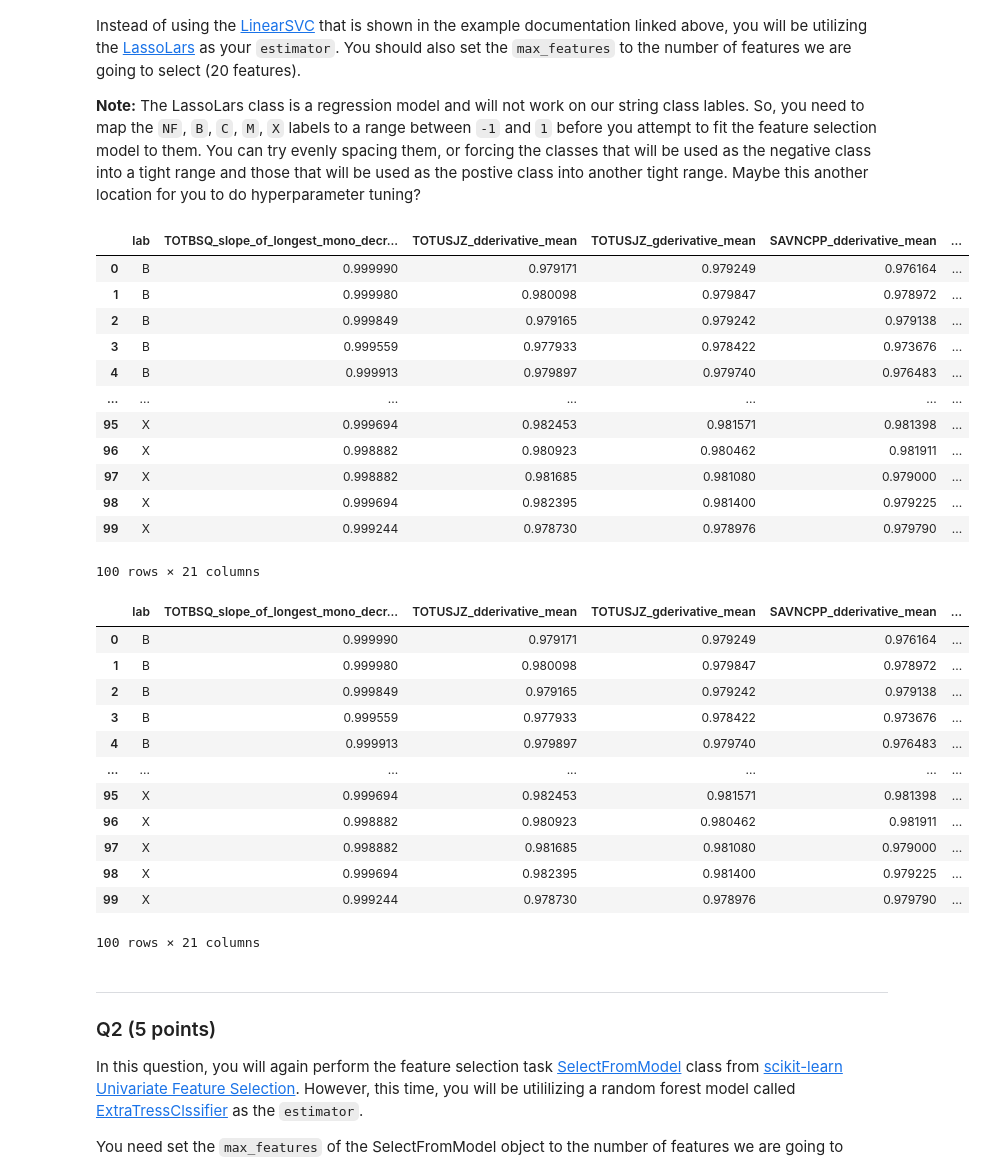
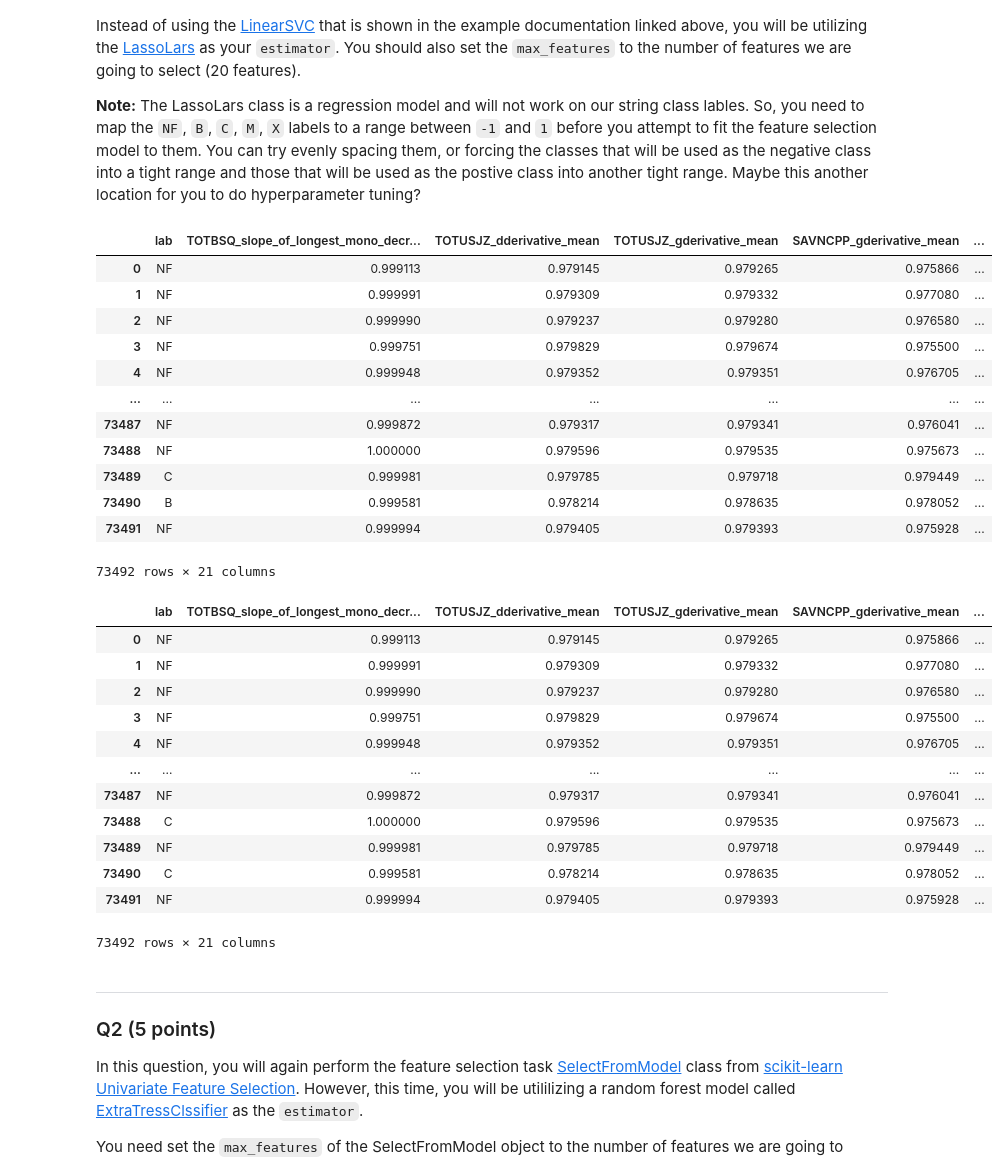
Before and after one commit to preethamcoder/GSU-Code, a Jupyter notebook: CSC4780/Homework 6/HW6_Model_Evaluation_Preetham_Thelluri.ipynb, the cells around one changed output. Saved outputs shown, nothing was run; the diff lists cells and outputs as text; code cells hidden in the pictures.

```diff
--- a/CSC4780/Homework 6/HW6_Model_Evaluation_Preetham_Thelluri.ipynb
+++ b/CSC4780/Homework 6/HW6_Model_Evaluation_Preetham_Thelluri.ipynb
@@ -156,8 +156,8 @@ def dichotomize_X_y(data: pd.DataFrame):
 ### Reading the partitions
 # %%
 data_dir = 'data/FDS'
-data_file = "toy_normalized_partition1ExtractedFeatures.csv"
-data_file2 = "toy_normalized_partition2ExtractedFeatures.csv"
+data_file = "normalized_partition1ExtractedFeatures.csv"
+data_file2 = "normalized_partition2ExtractedFeatures.csv"
 # %%
 abt = pd.read_csv(os.path.join(data_dir, data_file).replace('\\', '/'))
 abt2 = pd.read_csv(os.path.join(data_dir, data_file2).replace('\\', '/'))
@@ -235,47 +235,47 @@ abt2_cpy = abt2.copy()
 # %%
 #----------------------------------------------
 lasso_labs = abt_cpy['lab'].map({'NF':-1, 'B':-0.5, 'C':0, 'M':0.5, 'X':1})
 lasso_feats = abt_cpy.drop(['lab'], axis=1)
 lasso_df_feats = SelectFromModel(max_features = numFeat, estimator = LassoLars( alpha = 0, eps =1)).fit(lasso_feats, lasso_labs)
 lasso_train = lasso_feats.loc[:, lasso_df_feats.get_support()]
-lasso_train_set = pd.concat([abt['lab'], lasso_train], axis = 1)
+lasso_train_set = pd.concat([abt['lab'], lasso_train], axis = 1, join='inner')
 lasso_train_set
 #----------------------------------------------
 # %% [output]
-|  | lab | TOTBSQ_slope_of_longest_mono_decr... | TOTUSJZ_dderivative_mean | TOTUSJZ_gderivative_mean | SAVNCPP_dderivative_mean | ... |
-| 0 | B | 0.999990 | 0.979171 | 0.979249 | 0.976164 | ... |
-| 1 | B | 0.999980 | 0.980098 | 0.979847 | 0.978972 | ... |
-| 2 | B | 0.999849 | 0.979165 | 0.979242 | 0.979138 | ... |
-| 3 | B | 0.999559 | 0.977933 | 0.978422 | 0.973676 | ... |
-| 4 | B | 0.999913 | 0.979897 | 0.979740 | 0.976483 | ... |
+|  | lab | TOTBSQ_slope_of_longest_mono_decr... | TOTUSJZ_dderivative_mean | TOTUSJZ_gderivative_mean | SAVNCPP_gderivative_mean | ... |
+| 0 | NF | 0.999113 | 0.979145 | 0.979265 | 0.975866 | ... |
+| 1 | NF | 0.999991 | 0.979309 | 0.979332 | 0.977080 | ... |
+| 2 | NF | 0.999990 | 0.979237 | 0.979280 | 0.976580 | ... |
+| 3 | NF | 0.999751 | 0.979829 | 0.979674 | 0.975500 | ... |
+| 4 | NF | 0.999948 | 0.979352 | 0.979351 | 0.976705 | ... |
 | ... | ... | ... | ... | ... | ... | ... |
-| 95 | X | 0.999694 | 0.982453 | 0.981571 | 0.981398 | ... |
-| 96 | X | 0.998882 | 0.980923 | 0.980462 | 0.981911 | ... |
-| 97 | X | 0.998882 | 0.981685 | 0.981080 | 0.979000 | ... |
-| 98 | X | 0.999694 | 0.982395 | 0.981400 | 0.979225 | ... |
-| 99 | X | 0.999244 | 0.978730 | 0.978976 | 0.979790 | ... |
+| 73487 | NF | 0.999872 | 0.979317 | 0.979341 | 0.976041 | ... |
+| 73488 | NF | 1.000000 | 0.979596 | 0.979535 | 0.975673 | ... |
+| 73489 | C | 0.999981 | 0.979785 | 0.979718 | 0.979449 | ... |
+| 73490 | B | 0.999581 | 0.978214 | 0.978635 | 0.978052 | ... |
+| 73491 | NF | 0.999994 | 0.979405 | 0.979393 | 0.975928 | ... |
-100 rows × 21 columns
+73492 rows × 21 columns
 # %%
 lasso2_labs = abt2_cpy['lab'].map({'NF':-1, 'B':-0.5, 'C':0, 'M':0.5, 'X':1})
 lasso2_feats = abt2_cpy.drop(['lab'], axis =1)
 lasso_df_test_feats = lasso2_feats.loc[:, lasso_df_feats.get_support()]
 lasso_test = lasso_feats.loc[:, lasso_df_feats.get_support()]
-lasso_test_set = pd.concat([abt2['lab'], lasso_test], axis = 1)
+lasso_test_set = pd.concat([abt2['lab'], lasso_test], axis = 1, join = 'inner')
 lasso_test_set
 # %% [output]
-|  | lab | TOTBSQ_slope_of_longest_mono_decr... | TOTUSJZ_dderivative_mean | TOTUSJZ_gderivative_mean | SAVNCPP_dderivative_mean | ... |
-| 0 | B | 0.999990 | 0.979171 | 0.979249 | 0.976164 | ... |
-| 1 | B | 0.999980 | 0.980098 | 0.979847 | 0.978972 | ... |
-| 2 | B | 0.999849 | 0.979165 | 0.979242 | 0.979138 | ... |
-| 3 | B | 0.999559 | 0.977933 | 0.978422 | 0.973676 | ... |
-| 4 | B | 0.999913 | 0.979897 | 0.979740 | 0.976483 | ... |
+|  | lab | TOTBSQ_slope_of_longest_mono_decr... | TOTUSJZ_dderivative_mean | TOTUSJZ_gderivative_mean | SAVNCPP_gderivative_mean | ... |
+| 0 | NF | 0.999113 | 0.979145 | 0.979265 | 0.975866 | ... |
+| 1 | NF | 0.999991 | 0.979309 | 0.979332 | 0.977080 | ... |
+| 2 | NF | 0.999990 | 0.979237 | 0.979280 | 0.976580 | ... |
+| 3 | NF | 0.999751 | 0.979829 | 0.979674 | 0.975500 | ... |
+| 4 | NF | 0.999948 | 0.979352 | 0.979351 | 0.976705 | ... |
 | ... | ... | ... | ... | ... | ... | ... |
-| 95 | X | 0.999694 | 0.982453 | 0.981571 | 0.981398 | ... |
-| 96 | X | 0.998882 | 0.980923 | 0.980462 | 0.981911 | ... |
-| 97 | X | 0.998882 | 0.981685 | 0.981080 | 0.979000 | ... |
-| 98 | X | 0.999694 | 0.982395 | 0.981400 | 0.979225 | ... |
-| 99 | X | 0.999244 | 0.978730 | 0.978976 | 0.979790 | ... |
+| 73487 | NF | 0.999872 | 0.979317 | 0.979341 | 0.976041 | ... |
+| 73488 | C | 1.000000 | 0.979596 | 0.979535 | 0.975673 | ... |
+| 73489 | NF | 0.999981 | 0.979785 | 0.979718 | 0.979449 | ... |
+| 73490 | C | 0.999581 | 0.978214 | 0.978635 | 0.978052 | ... |
+| 73491 | NF | 0.999994 | 0.979405 | 0.979393 | 0.975928 | ... |
-100 rows × 21 columns
+73492 rows × 21 columns
 # %% [markdown]
 ---
 ### Q2 (5 points)
```
Also changed, not shown: parts of 9 cells of this notebook.
